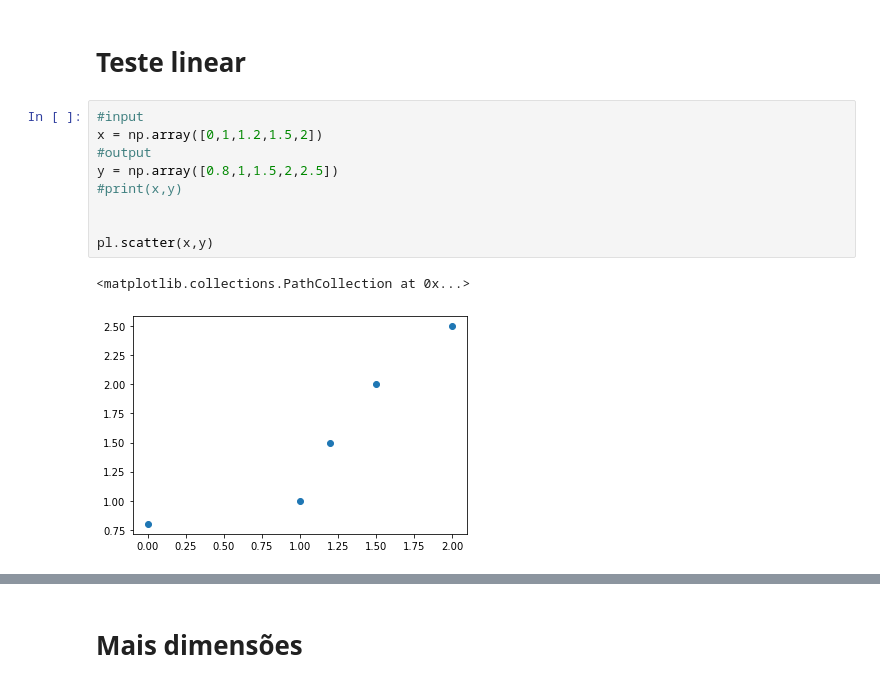
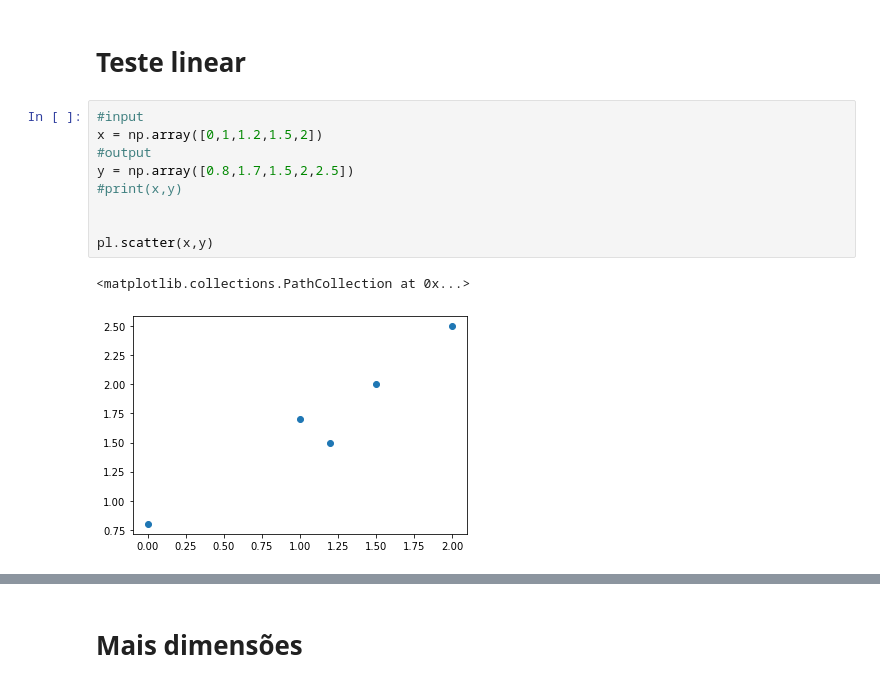
Before and after one commit to medoug7/ML-Basics, a Jupyter notebook: Regressão Linear.ipynb, the cells around one changed output, grey strips where cells are left out. Saved outputs shown, nothing was run; the diff lists cells and outputs as text.

```diff
--- a/Regressão Linear.ipynb
+++ b/Regressão Linear.ipynb
@@ -127,15 +160,15 @@ class grad:
 # %%
 #input
 x = np.array([0,1,1.2,1.5,2])
 #output
-y = np.array([0.8,1,1.5,2,2.5])
+y = np.array([0.8,1.7,1.5,2,2.5])
 #print(x,y)
 
 
 pl.scatter(x,y)
 # %% [output]
 <matplotlib.collections.PathCollection at 0x...>
-[figure, old version]
+[figure, new version]
 # %%
 # taxa de aprendizado e nº maximo de iterações
 h, v = 0.1, 40
```
Also changed, not shown: parts of 5 cells of this notebook.
